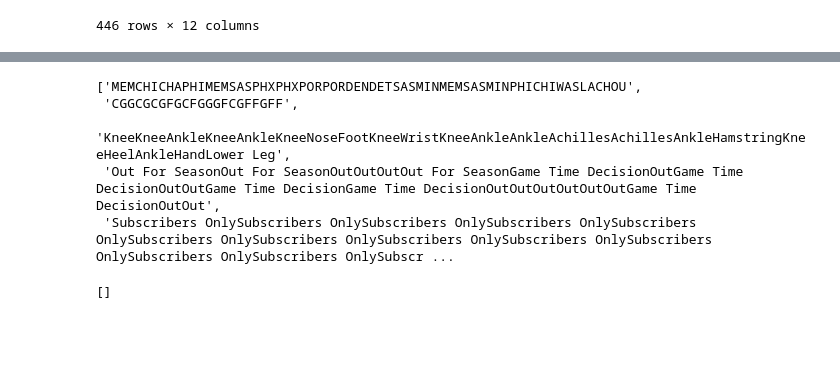
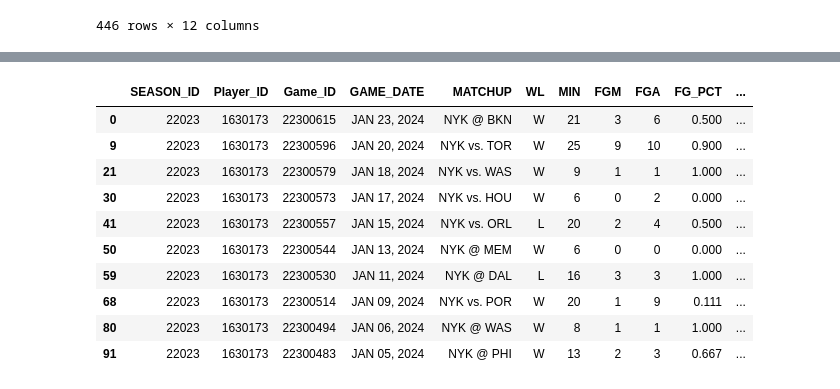
Before and after one commit to DhirenShivdasani/NBA-player-prop-analysis, a Jupyter notebook: Untitled.ipynb, the cells around one changed output, grey strips where cells are left out. Drawn from its saved outputs; the diff is of its cells as text; code cells hidden in the pictures; blank space fills up the shorter version.

```diff
--- a/Untitled.ipynb
+++ b/Untitled.ipynb
@@ -970,15 +978,17 @@ else:
     # Create DataFrame from the data
     df = pd.DataFrame(data, columns=['Player', 'Team', 'Pos', 'Injury', 'Status'])
 # %%
-cols_text
+last_10_games = dataframe.drop_duplicates(subset='Game_ID').head(10)
+last_10_games
 # %% [output]
-['MEMCHICHAPHIMEMSASPHXPHXPORPORDENDETSASMINMEMSASMINPHICHIWASLACHOU',
- 'CGGCGCGFGCFGGGFCGFFGFF',
- 'KneeKneeAnkleKneeAnkleKneeNoseFootKneeWristKneeAnkleAnkleAchillesAchillesAnkleHamstringKneeHeelAnkleHandLower Leg',
- 'Out For SeasonOut For SeasonOutOutOutOut For SeasonGame Time DecisionOutGame Time DecisionOutOutGame Time DecisionGame Time DecisionOutOutOutOutOutOutGame Time DecisionOutOut',
- 'Subscribers OnlySubscribers OnlySubscribers OnlySubscribers OnlySubscribers OnlySubscribers OnlySubscribers OnlySubscribers OnlySubscribers OnlySubscribers OnlySubscribers OnlySubscribers OnlySubscr ...
+|  | SEASON_ID | Player_ID | Game_ID | GAME_DATE | MATCHUP | WL | MIN | FGM | FGA | FG_PCT | ... |
+| 0 | 22023 | 1630173 | 22300615 | JAN 23, 2024 | NYK @ BKN | W | 21 | 3 | 6 | 0.500 | ... |
+| 9 | 22023 | 1630173 | 22300596 | JAN 20, 2024 | NYK vs. TOR | W | 25 | 9 | 10 | 0.900 | ... |
+| 21 | 22023 | 1630173 | 22300579 | JAN 18, 2024 | NYK vs. WAS | W | 9 | 1 | 1 | 1.000 | ... |
+| 30 | 22023 | 1630173 | 22300573 | JAN 17, 2024 | NYK vs. HOU | W | 6 | 0 | 2 | 0.000 | ... |
+| 41 | 22023 | 1630173 | 22300557 | JAN 15, 2024 | NYK vs. ORL | L | 20 | 2 | 4 | 0.500 | ... |
+| 50 | 22023 | 1630173 | 22300544 | JAN 13, 2024 | NYK @ MEM | W | 6 | 0 | 0 | 0.000 | ... |
+| 59 | 22023 | 1630173 | 22300530 | JAN 11, 2024 | NYK @ DAL | L | 16 | 3 | 3 | 1.000 | ... |
+| 68 | 22023 | 1630173 | 22300514 | JAN 09, 2024 | NYK vs. POR | W | 20 | 1 | 9 | 0.111 | ... |
+| 80 | 22023 | 1630173 | 22300494 | JAN 06, 2024 | NYK @ WAS | W | 8 | 1 | 1 | 1.000 | ... |
+| 91 | 22023 | 1630173 | 22300483 | JAN 05, 2024 | NYK @ PHI | W | 13 | 2 | 3 | 0.667 | ... |
-# %%
-player_divs = soup.find_all("div", class_="webix_cell")
-player_divs
-# %% [output]
-[]
```
Also changed, not shown: parts of 10 cells of this notebook, 10 other files.
